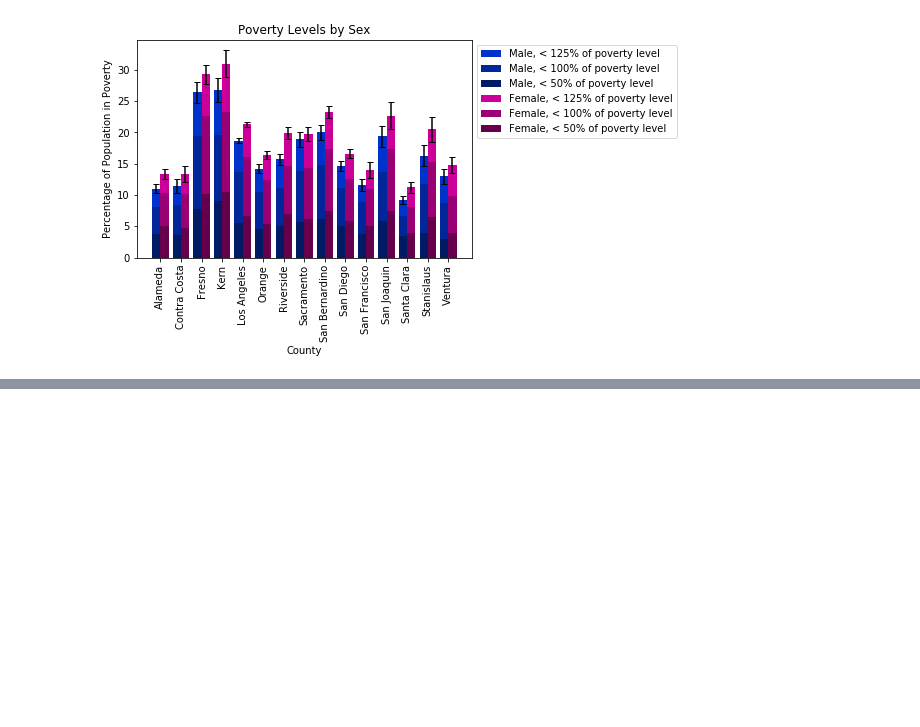
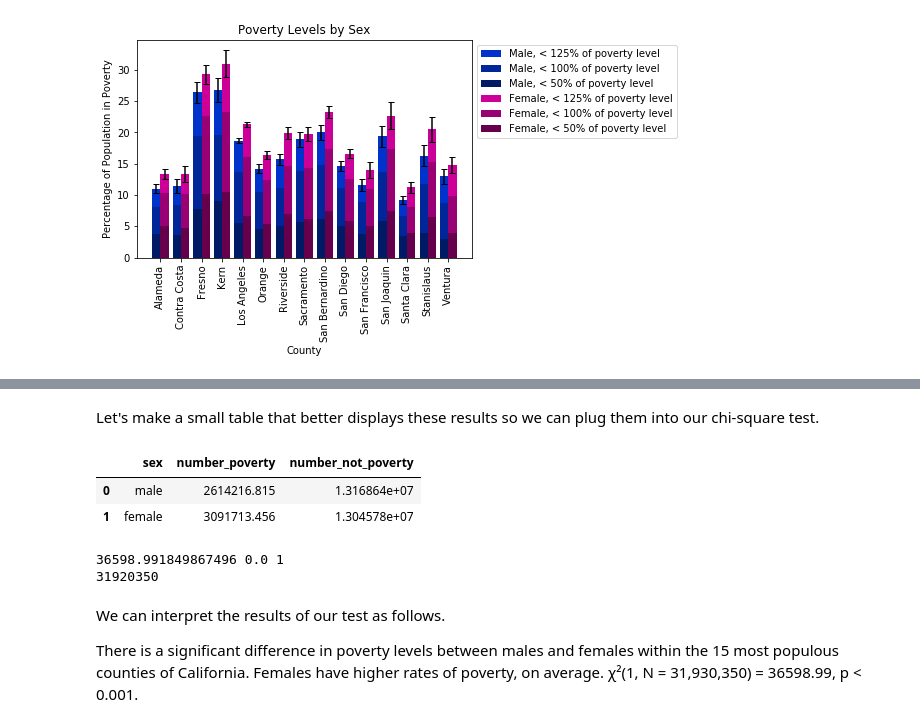
Before and after one commit to NWhite-7/Practice, a Jupyter notebook: ACS_CA_2017_analysis.ipynb, the cells around one changed output, grey strips where cells are left out. Saved outputs shown, nothing was run; the diff lists cells and outputs as text; code cells hidden in the pictures; blank space fills up the shorter version.

Commit message:
Add chi-square test for sex

```diff
--- a/ACS_CA_2017_analysis.ipynb
+++ b/ACS_CA_2017_analysis.ipynb
@@ -373,0 +420,31 @@ Is this difference significant? Let's run a chi-square test to see.
+# %% [markdown]
+Let's make a small table that better displays these results so we can plug them into our chi-square test.
+# %%
+sex_results =  pd.DataFrame({'sex': ['male', 'female'], 'number_poverty': [poverty_by_sex.number_male_poverty.sum(), poverty_by_sex.number_female_poverty.sum()], 'number_not_poverty': [poverty_by_sex.number_male_not_poverty.sum(), poverty_by_sex.number_female_not_poverty.sum()]})
+
+sex_results
+# %% [output]
+|  | sex | number_poverty | number_not_poverty |
+| 0 | male | 2614216.815 | 1.316864e+07 |
+| 1 | female | 3091713.456 | 1.304578e+07 |
+# %%
+sex_table = [[2614217, 13168640],
+             [3091713, 13045780]]
+
+total_sex_population = 0
+
+for list in sex_table:
+    for i in list:
+        total_sex_population += i
+
+chi2, pval, dof, expected = chi2_contingency(sex_table)
+
+print(chi2, pval, dof)
+print(total_sex_population)
+# %% [output]
+36598.991849867496 0.0 1
+31920350
+# %% [markdown]
+We can interpret the results of our test as follows.
+
+There is a significant difference in poverty levels between males and females within the 15 most populous counties of California. Females have higher rates of poverty, on average. χ²(1, N = 31,930,350) = 36598.99, p < 0.001.
```
Also changed, not shown: parts of 2 cells of this notebook.
